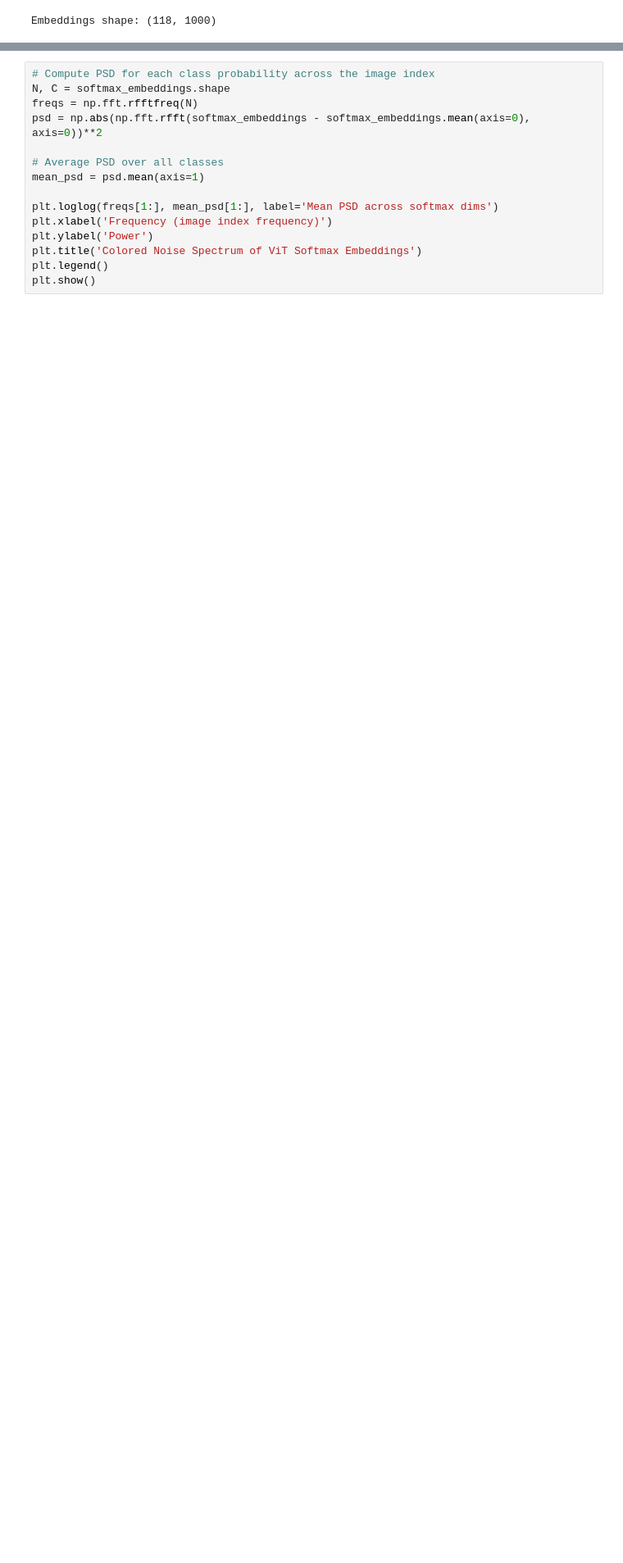
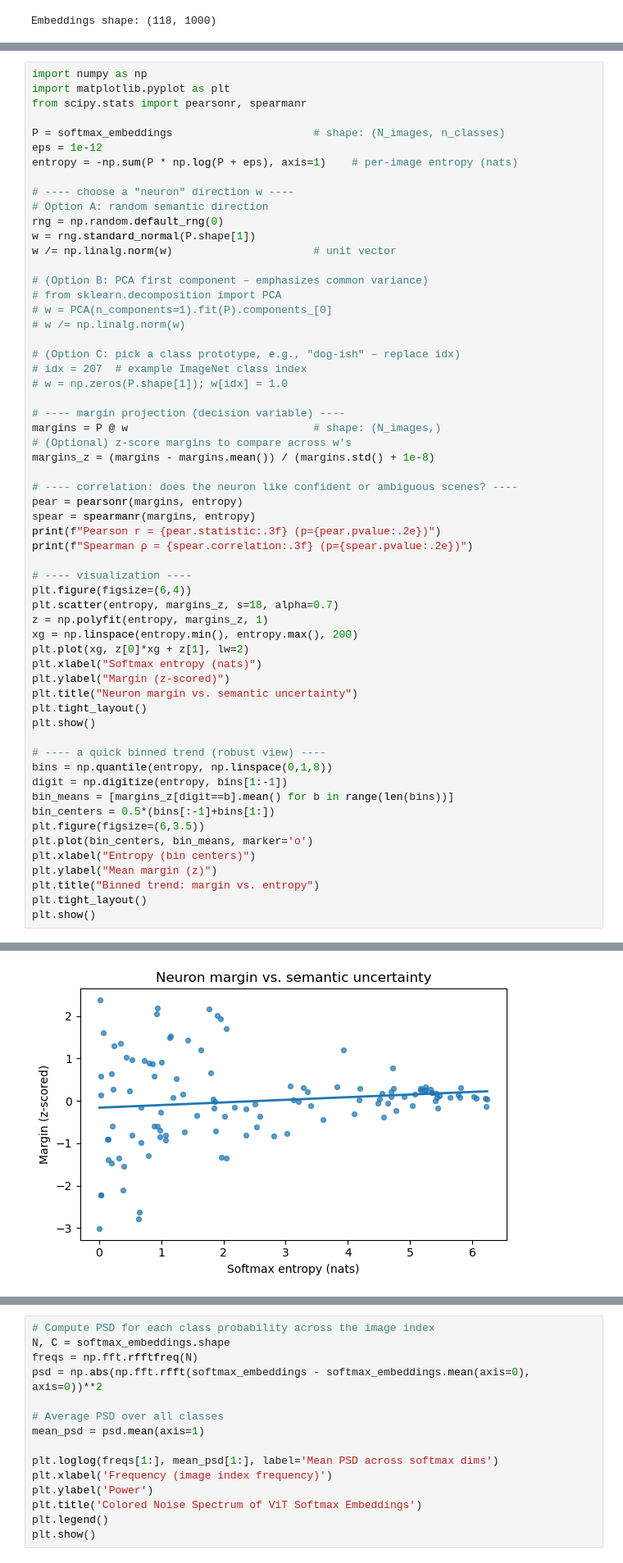
Before and after one commit to mariakesa/MITNeuralComputation, a Jupyter notebook: vit_embeddings/exploratory.ipynb, the cells around one changed output, grey strips where cells are left out. Shown at 82% size. Cells and saved outputs as stored; diff of their text form; blank space fills up the shorter version.

```diff
--- a/vit_embeddings/exploratory.ipynb
+++ b/vit_embeddings/exploratory.ipynb
@@ -49,0 +77,60 @@ plt.plot(softmax_embeddings.T)
+# %%
+import numpy as np
+import matplotlib.pyplot as plt
+from scipy.stats import pearsonr, spearmanr
+
+P = softmax_embeddings                      # shape: (N_images, n_classes)
+eps = 1e-12
+entropy = -np.sum(P * np.log(P + eps), axis=1)    # per-image entropy (nats)
+
+# ---- choose a "neuron" direction w ----
+# Option A: random semantic direction
+rng = np.random.default_rng(0)
+w = rng.standard_normal(P.shape[1])
+w /= np.linalg.norm(w)                      # unit vector
+
+# (Option B: PCA first component – emphasizes common variance)
+# from sklearn.decomposition import PCA
+# w = PCA(n_components=1).fit(P).components_[0]
+# w /= np.linalg.norm(w)
+
+# (Option C: pick a class prototype, e.g., "dog-ish" – replace idx)
+# idx = 207  # example ImageNet class index
+# w = np.zeros(P.shape[1]); w[idx] = 1.0
+
+# ---- margin projection (decision variable) ----
+margins = P @ w                             # shape: (N_images,)
+# (Optional) z-score margins to compare across w's
+margins_z = (margins - margins.mean()) / (margins.std() + 1e-8)
+
+# ---- correlation: does the neuron like confident or ambiguous scenes? ----
+pear = pearsonr(margins, entropy)
+spear = spearmanr(margins, entropy)
+print(f"Pearson r = {pear.statistic:.3f} (p={pear.pvalue:.2e})")
+print(f"Spearman ρ = {spear.correlation:.3f} (p={spear.pvalue:.2e})")
+
+# ---- visualization ----
+plt.figure(figsize=(6,4))
+plt.scatter(entropy, margins_z, s=18, alpha=0.7)
+z = np.polyfit(entropy, margins_z, 1)
+xg = np.linspace(entropy.min(), entropy.max(), 200)
+plt.plot(xg, z[0]*xg + z[1], lw=2)
+plt.xlabel("Softmax entropy (nats)")
+plt.ylabel("Margin (z-scored)")
+plt.title("Neuron margin vs. semantic uncertainty")
+plt.tight_layout()
+plt.show()
+
+# ---- a quick binned trend (robust view) ----
+bins = np.quantile(entropy, np.linspace(0,1,8))
+digit = np.digitize(entropy, bins[1:-1])
+bin_means = [margins_z[digit==b].mean() for b in range(len(bins))]
+bin_centers = 0.5*(bins[:-1]+bins[1:])
+plt.figure(figsize=(6,3.5))
+plt.plot(bin_centers, bin_means, marker='o')
+plt.xlabel("Entropy (bin centers)")
+plt.ylabel("Mean margin (z)")
+plt.title("Binned trend: margin vs. entropy")
+plt.tight_layout()
+plt.show()
+# %% [output]
@@ -49,0 +139 @@ plt.plot(softmax_embeddings.T)
+[figure, added]
```
Also changed, not shown: parts of 9 cells of this notebook, 11 other files.
